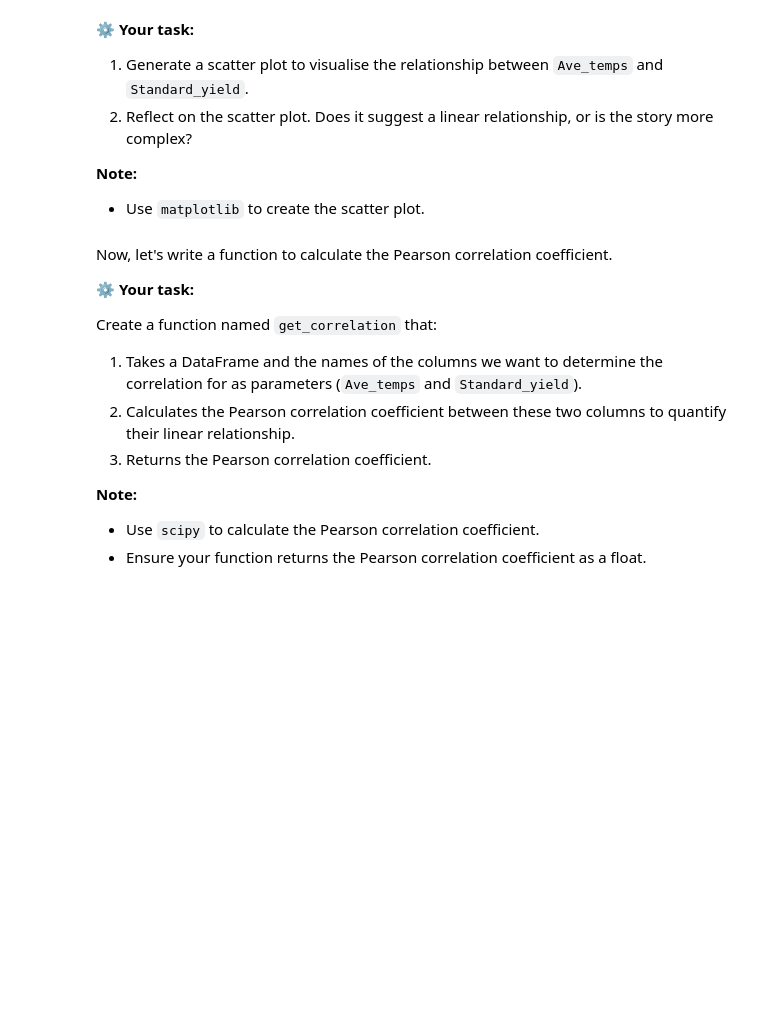
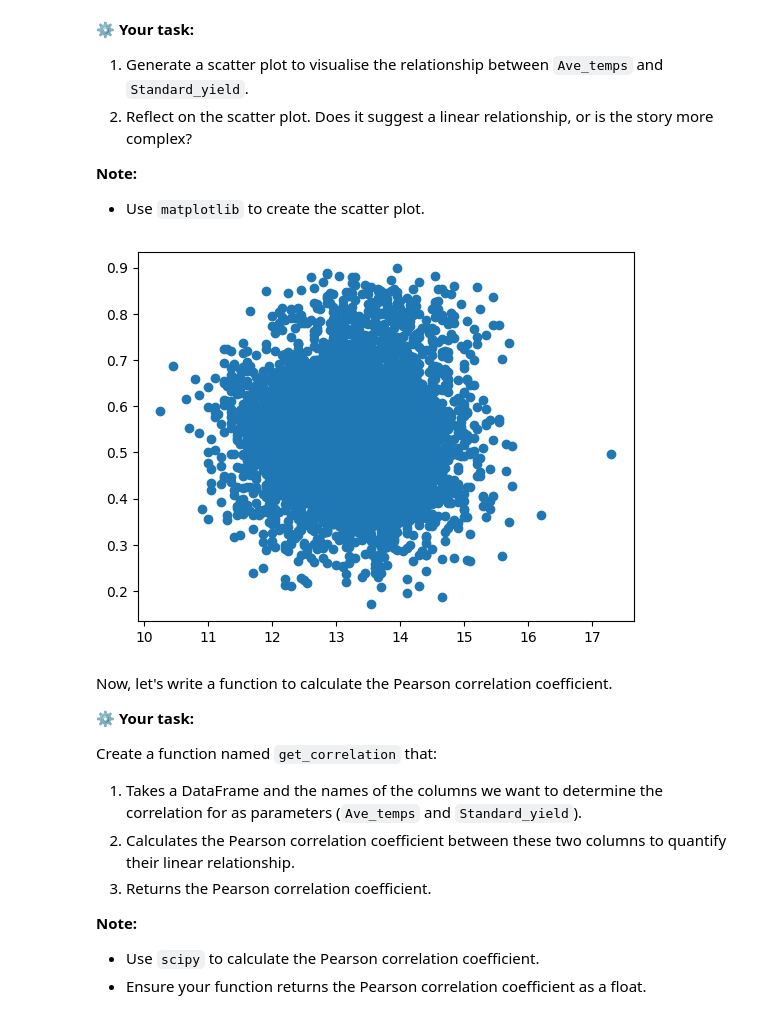
Before and after one commit to Ultra-Code/datascience_exploration, a Jupyter notebook: src/Regression/CodeChallenge/Linear_regression_Code_challenge.ipynb, the cells around one changed output. Drawn from its saved outputs; the diff is of its cells as text; code cells hidden in the pictures; blank space fills up the shorter version.

```diff
--- a/src/Regression/CodeChallenge/Linear_regression_Code_challenge.ipynb
+++ b/src/Regression/CodeChallenge/Linear_regression_Code_challenge.ipynb
@@ -220,3 +218,8 @@ import matplotlib.pyplot as plt
+# %%
+plt.scatter(dataset["Ave_temps"],dataset["Standard_yield"])
+plt.show()
+# %% [output]
+[figure, added]
 # %% [markdown]
 Now, let's write a function to calculate the Pearson correlation coefficient.
 
```
Also changed, not shown: parts of 25 cells of this notebook.
